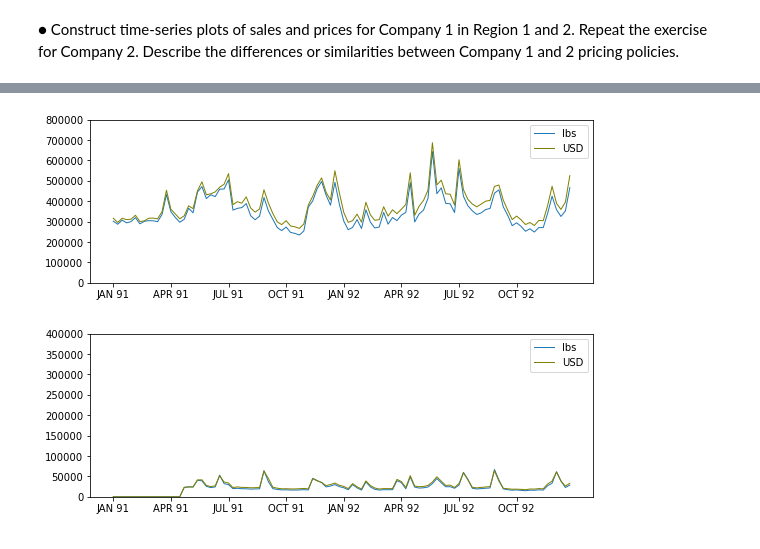
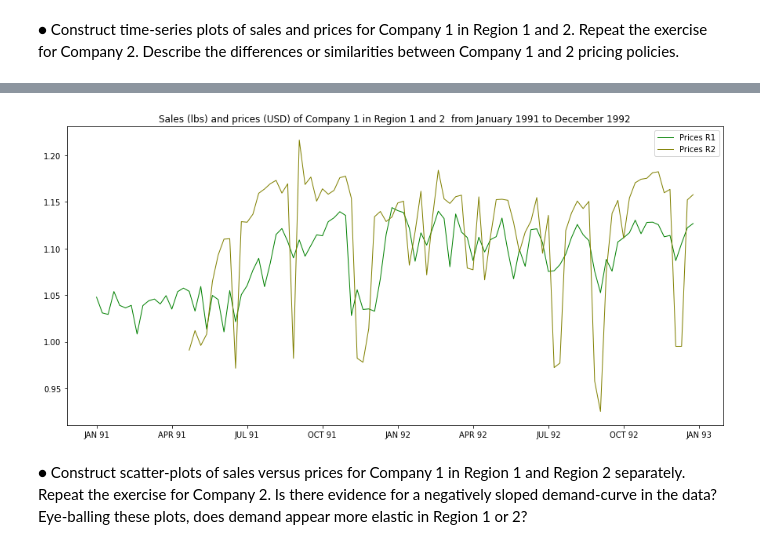
Before and after one commit to hinojosaad/Damavis-Challenge, a Jupyter notebook: Damavis Data Science Challenge Ex 2.ipynb, the cells around one changed output, grey strips where cells are left out. Cells and saved outputs as stored; diff of their text form; code cells hidden in the pictures.

```diff
--- a/Damavis Data Science Challenge Ex 2.ipynb
+++ b/Damavis Data Science Challenge Ex 2.ipynb
@@ -14,7 +15,7 @@ are:
 # %% [markdown]
 ● Construct time-series plots of sales and prices for Company 1 in Region 1 and 2. Repeat the exercise for Company 2. Describe the differences or similarities between Company 1 and 2 pricing policies.
 # %%
-reg1_comp1 = pd.read_csv("region1_company1.csv", index_col=2)
-reg1_comp2 = pd.read_csv("region1_company2.csv", index_col=2)
-reg2_comp1 = pd.read_csv("region2_company1.csv", index_col=2)
-reg2_comp2 = pd.read_csv("region2_company2.csv", index_col=2)
+r1_c1 = pd.read_csv("region1_company1.csv")
+r2_c1 = pd.read_csv("region2_company1.csv")
+r1_c2 = pd.read_csv("region1_company2.csv")
+r2_c2 = pd.read_csv("region2_company2.csv")
@@ -37,0 +22,5 @@ reg1_comp1
+# %%
+r1_c1["Price_USD"] = r1_c1["Sales_USD"]/r1_c1["Sales_U"]
+r2_c1["Price_USD"] = r2_c1["Sales_USD"]/r2_c1["Sales_U"]
+r1_c2["Price_USD"] = r1_c2["Sales_USD"]/r1_c2["Sales_U"]
+r2_c2["Price_USD"] = r2_c2["Sales_USD"]/r2_c2["Sales_U"]
@@ -67,30 +104,18 @@ plt.show()
 # %%
-plt.figure(figsize=(9,3))
-plt.plot(reg1_comp2["Sales_U"],label="lbs", linewidth=1)
-plt.plot(reg1_comp2["Sales_USD"],label="USD",linewidth=1 , color ='olive')
+plt.figure(figsize=(15,7))
+#plt.plot(reg1_comp1["Sales_U"],label="Sales R1",linestyle='--',linewidth=1)
+plt.plot(r1_c2["Price_USD"],label="Prices R1" , color ='green',linewidth=1)
+#plt.plot(reg2_comp1["Sales_U"],label="Sales R2", linewidth=1, linestyle='--',color = 'skyblue')
+plt.plot(r2_c2["Price_USD"],label="Prices R2",linewidth=1 , color ='olive')
 
-
-plt.xticks(ticks=[0,13,26,39,52,65,78,91],labels =["JAN 91","APR 91", "JUL 91","OCT 91","JAN 92","APR 92", "JUL 92","OCT 92"])
-#plt.ylabel(r'$NO_{2}\left(\mu g/(m^3\times 24 h)\right)$')
+plt.xticks(ticks=[0,13,26,39,52,65,78,91,104],labels =["JAN 91","APR 91", "JUL 91","OCT 91","JAN 92","APR 92", "JUL 92","OCT 92","JAN 93"])
+plt.title("Sales (lbs) and prices (USD) of Company 1 in Region 1 and 2  from January 1991 to December 1992")
 
 plt.legend(loc="upper right")
-plt.ylim([0, 800000])
+#plt.ylim([-50000, 800000])
 
 plt.show()
 # %% [output]
-[figure, old version]
+[figure, new version]
-# %%
-plt.figure(figsize=(9,3))
-plt.plot(reg2_comp2["Sales_U"],label="lbs", linewidth=1)
-plt.plot(reg2_comp2["Sales_USD"],label="USD",linewidth=1 , color ='olive')
-
-
-plt.xticks(ticks=[0,13,26,39,52,65,78,91],labels =["JAN 91","APR 91", "JUL 91","OCT 91","JAN 92","APR 92", "JUL 92","OCT 92"])
-#plt.ylabel(r'$NO_{2}\left(\mu g/(m^3\times 24 h)\right)$')
-
-plt.legend(loc="upper right")
-plt.ylim([0, 400000])
-
-plt.show()
-# %% [output]
-[figure, removed]
+# %% [markdown]
+● Construct scatter-plots of sales versus prices for Company 1 in Region 1 and Region 2 separately. Repeat the exercise for Company 2. Is there evidence for a negatively sloped demand-curve in the data? Eye-balling these plots, does demand appear more elastic in Region 1 or 2?
```
Also changed, not shown: parts of 11 cells of this notebook.
